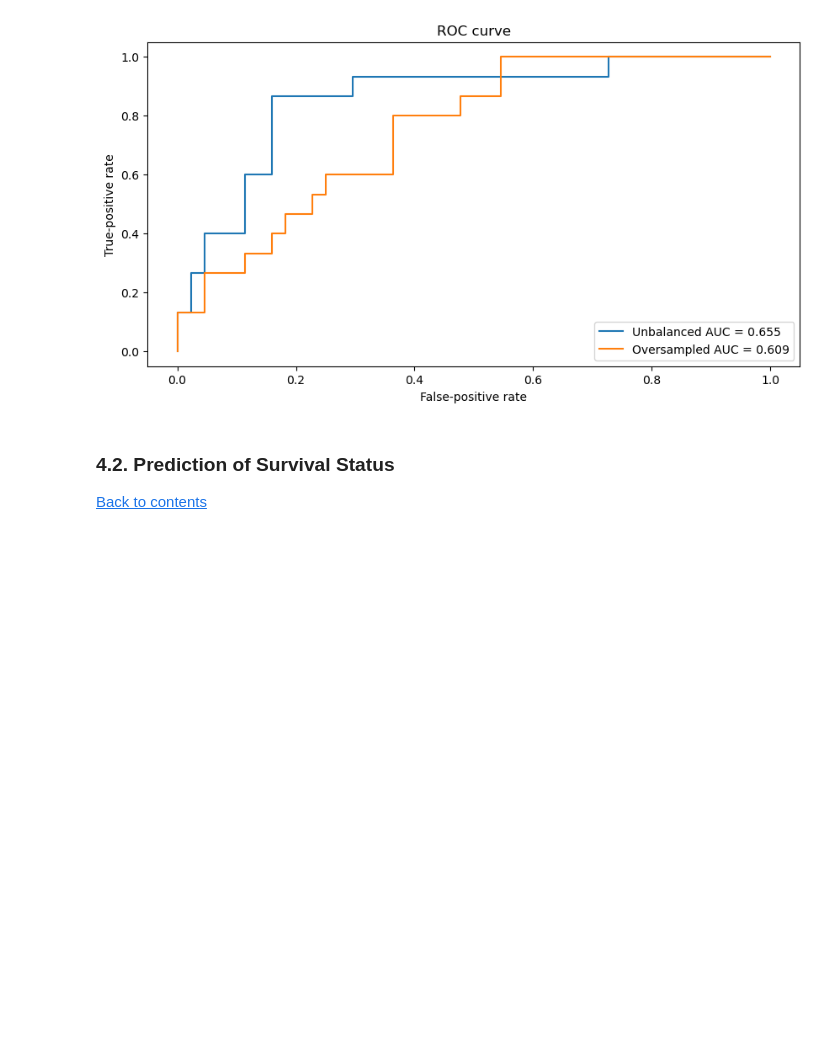
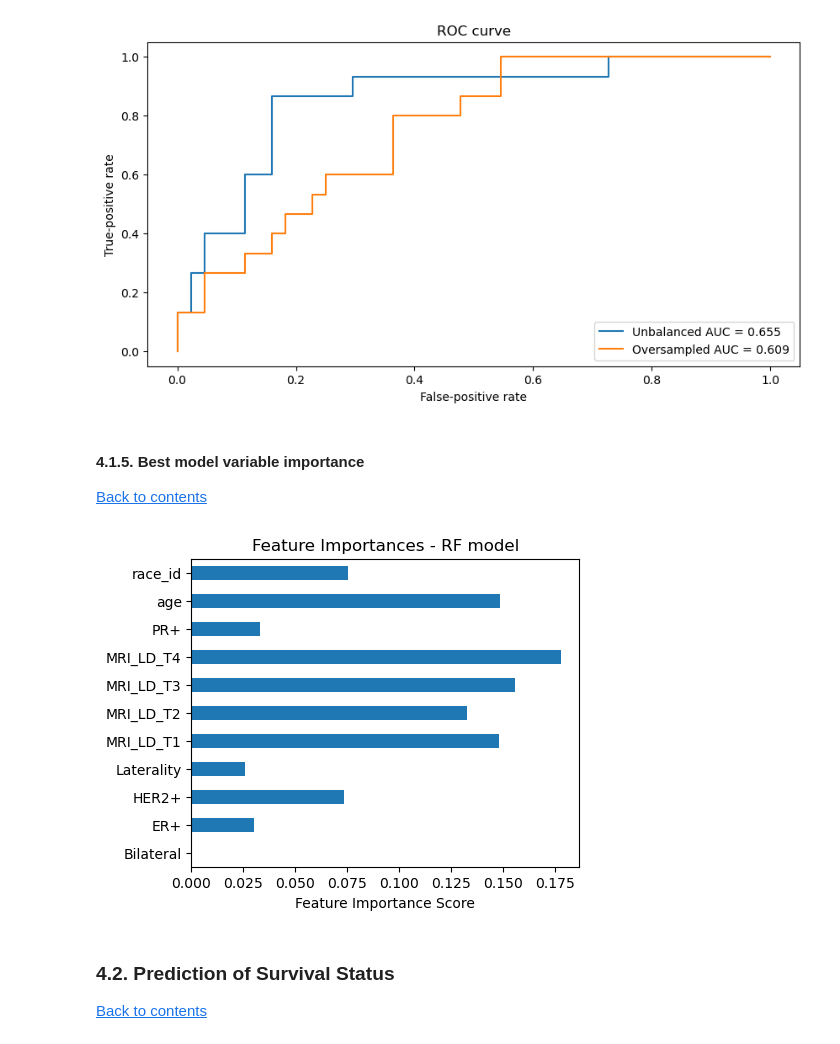
Before and after one commit to irlorui/MachineLearningModelsOnISPY1data, a Jupyter notebook: TFM - Code.ipynb, the cells around one changed output. Saved outputs shown, nothing was run; the diff lists cells and outputs as text; code cells hidden in the pictures; blank space fills up the shorter version.

```diff
--- a/TFM - Code.ipynb
+++ b/TFM - Code.ipynb
@@ -945,6 +1025,16 @@ The estimated AUC is 0.609
 plot_roc(auc1, fpr1, tpr1, auc2, fpr2, tpr2)
 # %% [output]
 [figure]
+# %% [markdown]
+<a id="pcr_var_importance"></a>
+
+#### 4.1.5. Best model variable importance
+
+[Back to contents](#index)
+# %%
+plot_feature_importance('RF', rf_pcr_1, predictors)
+# %% [output]
+[figure, added]
 # %% [markdown]
 <a id="status_ml"></a>
 
```
Also changed, not shown: parts of 15 cells of this notebook, 4 other files.
